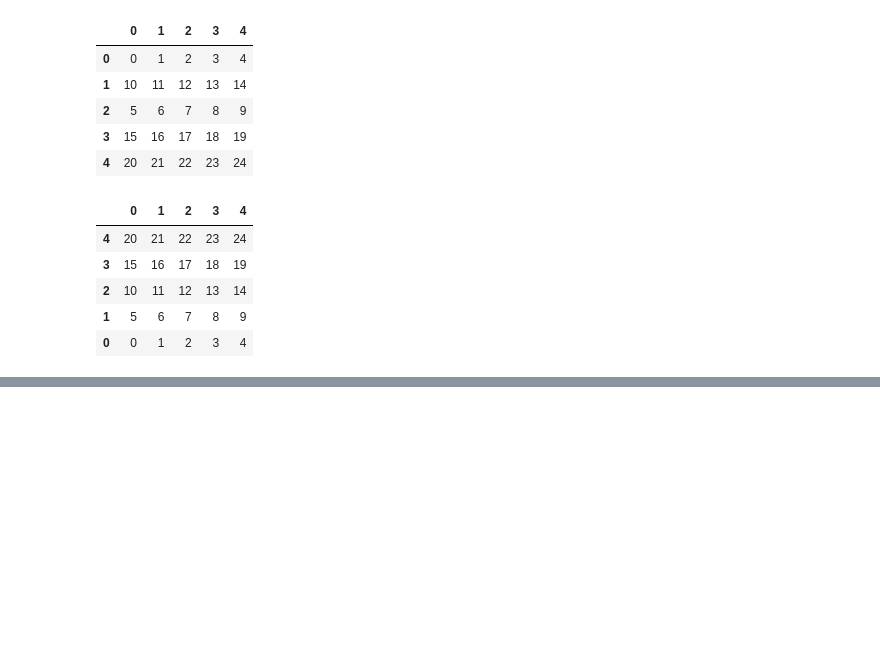
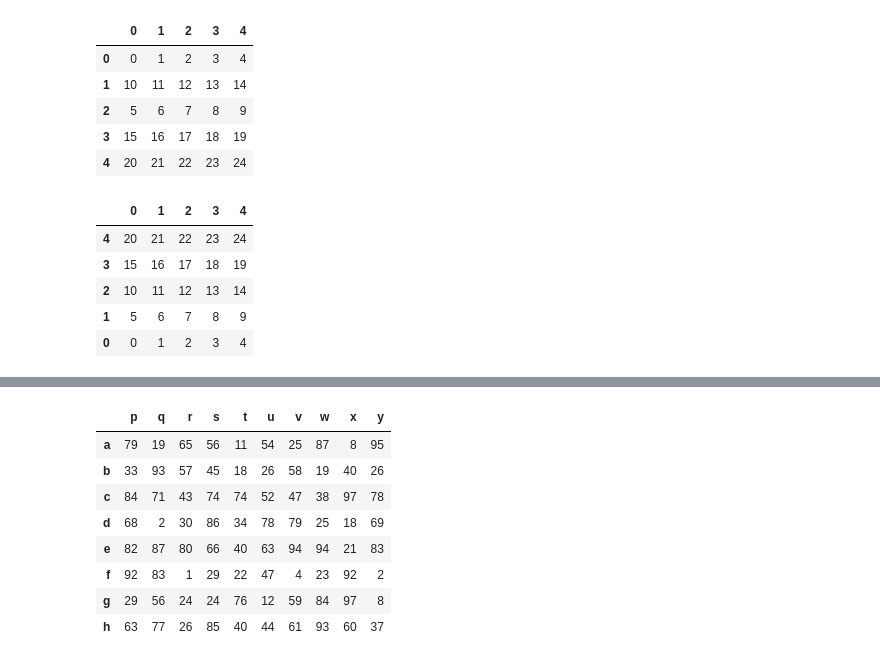
Before and after one commit to anmorozov16/ds_practice, a Jupyter notebook: data_science_practice.ipynb, the cells around one changed output, grey strips where cells are left out. Drawn from its saved outputs; the diff is of its cells as text; code cells hidden in the pictures; blank space fills up the shorter version.

```diff
--- a/data_science_practice.ipynb
+++ b/data_science_practice.ipynb
@@ -1209,0 +1280,15 @@ df.iloc[::-1,:]
+# %%
+# 61. How to know the maximum possible correlation value of each column against other columns?
+
+df = pd.DataFrame(np.random.randint(1,100, 80).reshape(8, -1), columns=list('pqrstuvwxy'), index=list('abcdefgh'))
+df
+# %% [output]
+|  | p | q | r | s | t | u | v | w | x | y |
+| a | 79 | 19 | 65 | 56 | 11 | 54 | 25 | 87 | 8 | 95 |
+| b | 33 | 93 | 57 | 45 | 18 | 26 | 58 | 19 | 40 | 26 |
+| c | 84 | 71 | 43 | 74 | 74 | 52 | 47 | 38 | 97 | 78 |
+| d | 68 | 2 | 30 | 86 | 34 | 78 | 79 | 25 | 18 | 69 |
+| e | 82 | 87 | 80 | 66 | 40 | 63 | 94 | 94 | 21 | 83 |
+| f | 92 | 83 | 1 | 29 | 22 | 47 | 4 | 23 | 92 | 2 |
+| g | 29 | 56 | 24 | 24 | 76 | 12 | 59 | 84 | 97 | 8 |
+| h | 63 | 77 | 26 | 85 | 40 | 44 | 61 | 93 | 60 | 37 |
```
Also changed, not shown: parts of 10 cells of this notebook.
